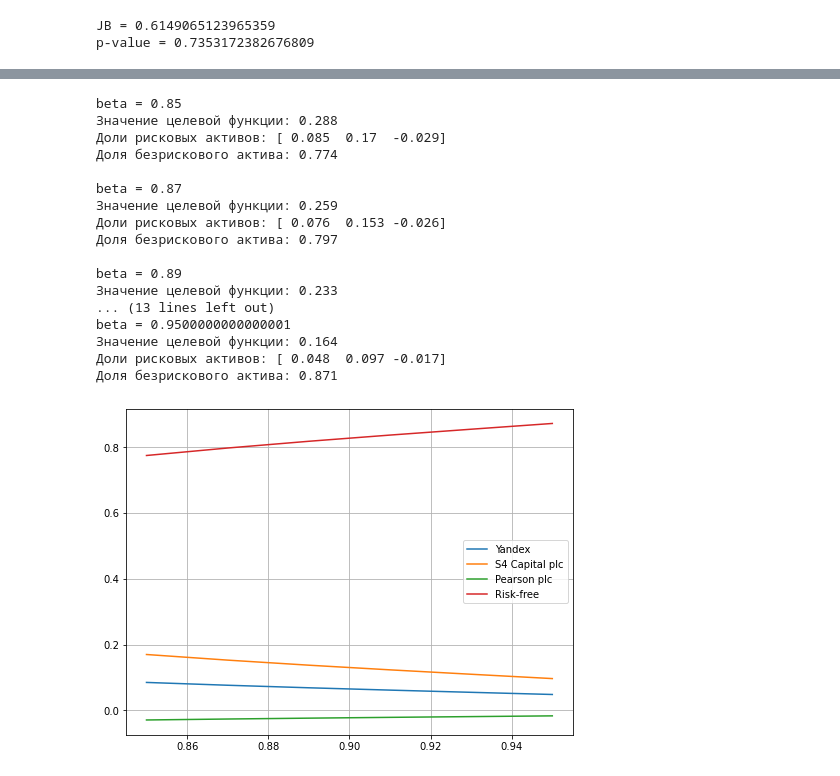
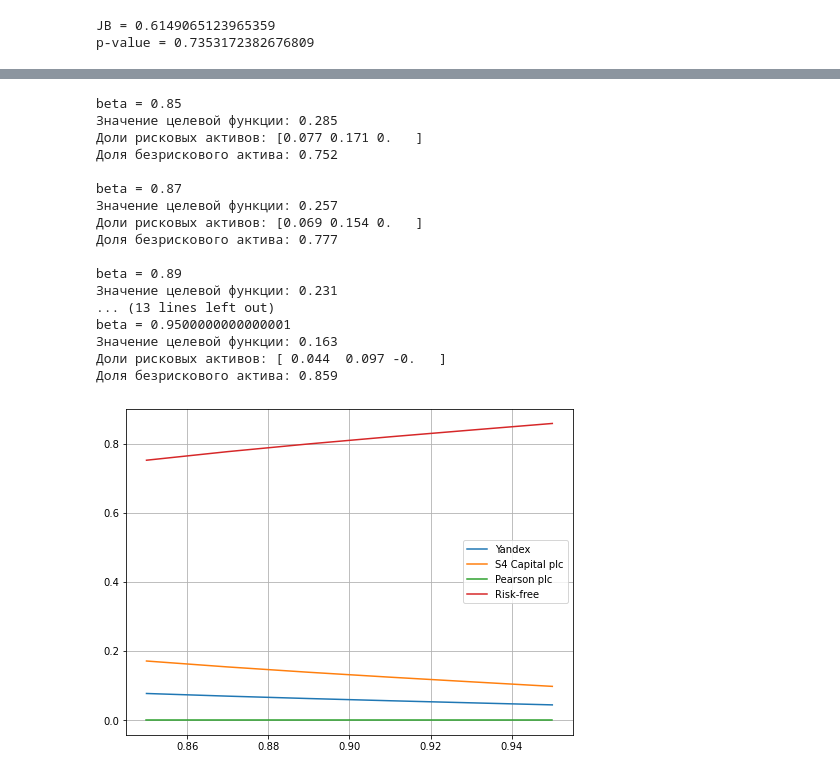
Before and after one commit to Vladimir-Nikolaev-HSE/Project, a Jupyter notebook: Project.ipynb, the cells around one changed output, grey strips where cells are left out. Cells and saved outputs as stored; diff of their text form; code cells hidden in the pictures.

```diff
--- a/Project.ipynb
+++ b/Project.ipynb
@@ -85,14 +117,14 @@ print('Значения долей активов в портфеле:', np.arou
 # %%
 # Поиск значений портфеля и целевой функции при различных тета
 # Построение графика зависимости долей активов в портфеля в зависимости от кф тета
+# При разрешении  коротких продаж
 import matplotlib.pyplot as plt
 tetas = [0.2, 0.4, 0.6, 0.8, 1]
 data1 = []
 data2 = []
 data3 = []
 for i in tetas:
-    prob = cp.Problem(cp.Maximize(ret - i * risk), [#a >= 0, # при запрете коротких продаж
-        cp.sum(a) == 1])
+    prob = cp.Problem(cp.Maximize(ret - i * risk), [cp.sum(a) == 1])
     prob.solve()
     print('Значение тета:', i)
     print('Значение целевой функции:', np.around(prob.value, 3))
@@ -245,0 +328,35 @@ print('\nДоля безрискового актива в портфеле:', a
+# %%
+# Поиск значений портфеля и целевой функции при различных beta
+# Построение графика зависимости долей активов в портфеля в зависимости от beta
+# При разрешении короктих продаж
+betas = 0.85
+data11 = []
+data22 = []
+data33 = []
+riskfree = []
+alpha1 = -1
+betass = []
+m01 = 0
+for i in range(6):
+    print('beta =', betas)
+    z_beta1 = stats.norm.ppf(betas)
+    prob = cp.Problem(cp.Maximize(ret1), [1/z_beta1 * ret1 - sigma >= 1/z_beta1 * (alpha1 - m01)])
+    betass.append(betas)
+    prob.solve()
+    data11.append(a1.value[0])
+    data22.append(a1.value[1])
+    data33.append(a1.value[2])
+    aa1 = a1.value
+    a4 = 1 - (aa1[0] + aa1[1] + aa1[2])
+    riskfree.append(a4)
+    betas += 0.02
+    print('Значение целевой функции:', np.around(prob.value, 3))
+    print('Доли рисковых активов:', np.around(a1.value, 3))
+    print('Доля безрискового актива:', np.around(a4, 3), '\n')
+plt.figure(figsize=(8, 6))
+plt.plot(betass, data11, label='Yandex')
+plt.plot(betass, data22, label='S4 Capital plc')
+plt.plot(betass, data33, label='Pearson plc')
+plt.plot(betass, riskfree, label='Risk-free')
+plt.legend()
+plt.grid(True)
@@ -246,6 +382,7 @@ print('\nДоля безрискового актива в портфеле:', a
 # %%
 # Поиск значений портфеля и целевой функции при различных beta
 # Построение графика зависимости долей активов в портфеля в зависимости от beta
+# При запрете коротких продаж
 betas = 0.85
 data11 = []
 data22 = []
@@ -257,43 +394,43 @@ m01 = 0
 for i in range(6):
     print('beta =', betas)
     z_beta1 = stats.norm.ppf(betas)
-    prob = cp.Problem(cp.Maximize(ret1), [#a1 >= 0,
+    prob = cp.Problem(cp.Maximize(ret1), [a1 >= 0,
                                       1/z_beta1 * ret1 - sigma >= 1/z_beta1 * (alpha1 - m01)])
     betass.append(betas)
     prob.solve()
     data11.append(a1.value[0])
     data22.append(a1.value[1])
     data33.append(a1.value[2])
     aa1 = a1.value
     a4 = 1 - (aa1[0] + aa1[1] + aa1[2])
     riskfree.append(a4)
     betas += 0.02
     print('Значение целевой функции:', np.around(prob.value, 3))
     print('Доли рисковых активов:', np.around(a1.value, 3))
     print('Доля безрискового актива:', np.around(a4, 3), '\n')
 plt.figure(figsize=(8, 6))
 plt.plot(betass, data11, label='Yandex')
 plt.plot(betass, data22, label='S4 Capital plc')
 plt.plot(betass, data33, label='Pearson plc')
 plt.plot(betass, riskfree, label='Risk-free')
 plt.legend()
 plt.grid(True)
 # %% [output]
 beta = 0.85
-Значение целевой функции: 0.288
-Доли рисковых активов: [ 0.085  0.17  -0.029]
-Доля безрискового актива: 0.774
+Значение целевой функции: 0.285
+Доли рисковых активов: [0.077 0.171 0.   ]
+Доля безрискового актива: 0.752
 
 beta = 0.87
-Значение целевой функции: 0.259
-Доли рисковых активов: [ 0.076  0.153 -0.026]
-Доля безрискового актива: 0.797
+Значение целевой функции: 0.257
+Доли рисковых активов: [0.069 0.154 0.   ]
+Доля безрискового актива: 0.777
 
 beta = 0.89
-Значение целевой функции: 0.233
+Значение целевой функции: 0.231
 ... (13 lines left out)
 beta = 0.9500000000000001
-Значение целевой функции: 0.164
-Доли рисковых активов: [ 0.048  0.097 -0.017]
-Доля безрискового актива: 0.871
+Значение целевой функции: 0.163
+Доли рисковых активов: [ 0.044  0.097 -0.   ]
+Доля безрискового актива: 0.859
-[figure, old version]
+[figure, new version]
```
Also changed, not shown: parts of 9 cells of this notebook.
